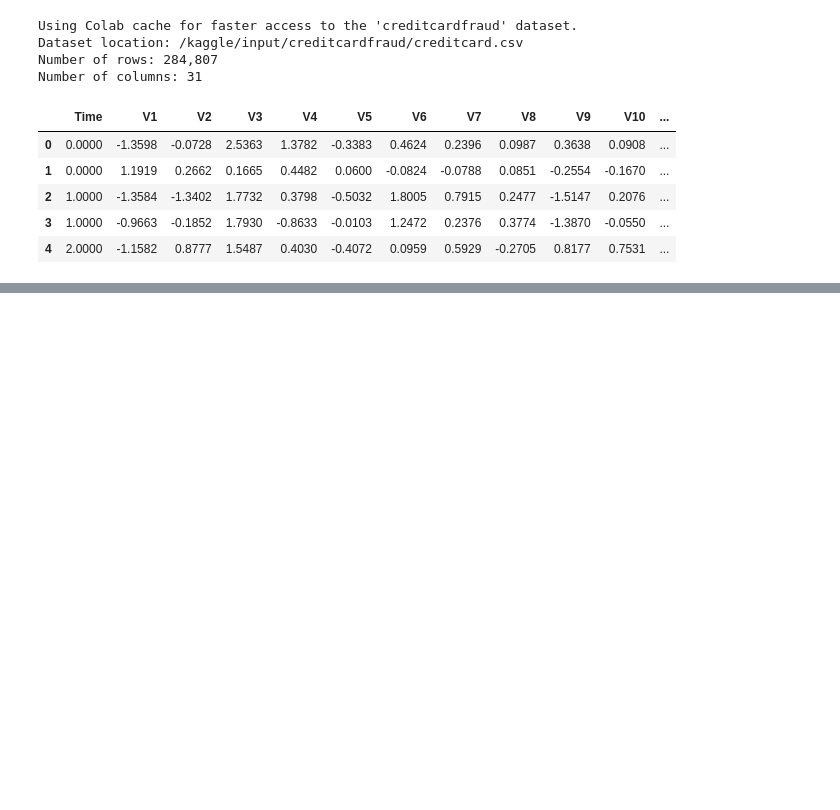
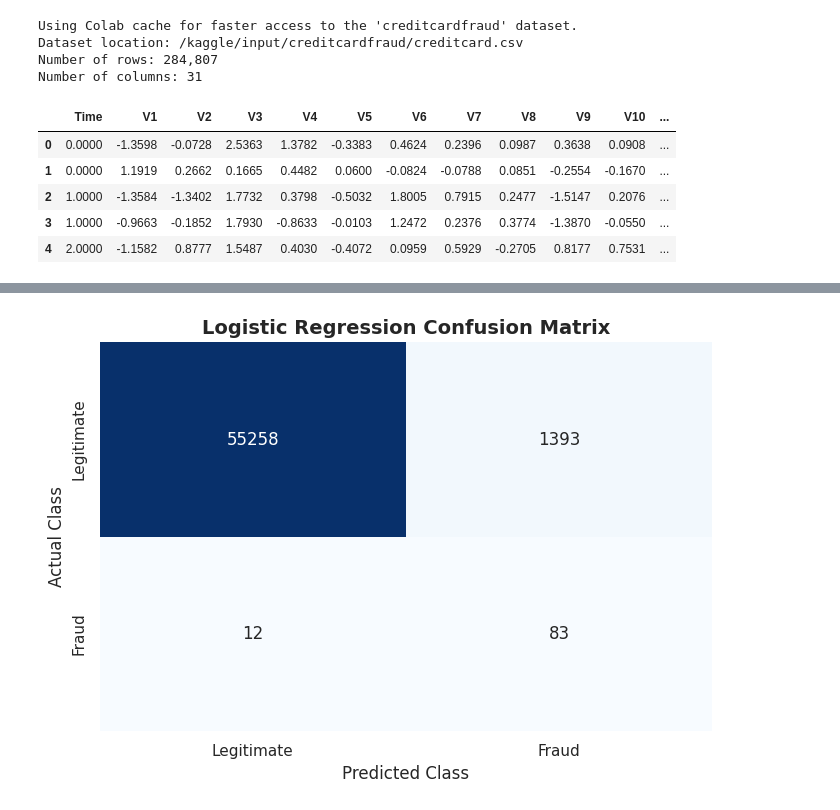
Before and after one commit to elias8080007/OIBSIP, a Jupyter notebook: DataAnalytics-L2-FraudDetection/Elias_Ibrahim_Elias_Task3.ipynb, the cells around one changed output, grey strips where cells are left out. Cells and saved outputs as stored; diff of their text form; code cells hidden in the pictures; blank space fills up the shorter version.

```diff
--- a/DataAnalytics-L2-FraudDetection/Elias_Ibrahim_Elias_Task3.ipynb
+++ b/DataAnalytics-L2-FraudDetection/Elias_Ibrahim_Elias_Task3.ipynb
@@ -84,0 +622,15 @@ Number of columns: 31
+# %%
+logistic_model = LogisticRegression(
+    class_weight="balanced",
+    max_iter=2000,
+    random_state=RANDOM_STATE
+)
+
+print("Training Logistic Regression...")
+
+logistic_model.fit(
+    X_train_scaled,
+    y_train
+)
+
+print("Logistic Regression training completed.")
@@ -84,0 +667,18 @@ Number of columns: 31
+# %%
+# Predicted classes
+logistic_predictions = logistic_model.predict(X_test_scaled)
+random_forest_predictions = random_forest_model.predict(X_test_scaled)
+
+# Fraud probabilities
+logistic_probabilities = logistic_model.predict_proba(
+    X_test_scaled
+)[:, 1]
+
+random_forest_probabilities = random_forest_model.predict_proba(
+    X_test_scaled
+)[:, 1]
+
+print("Predictions generated successfully.")
+print(f"Logistic Regression fraud alerts: {logistic_predictions.sum():,}")
+print(f"Random Forest fraud alerts: {random_forest_predictions.sum():,}")
+print(f"Actual fraud cases in testing data: {y_test.sum():,}")
@@ -84,0 +868,9 @@ Number of columns: 31
+# %%
+plot_fraud_confusion_matrix(
+    y_test,
+    logistic_predictions,
+    "Logistic Regression",
+    "logistic_regression_confusion_matrix.png"
+)
+# %% [output]
+[figure, added]
```
Also changed, not shown: parts of 41 cells of this notebook.
